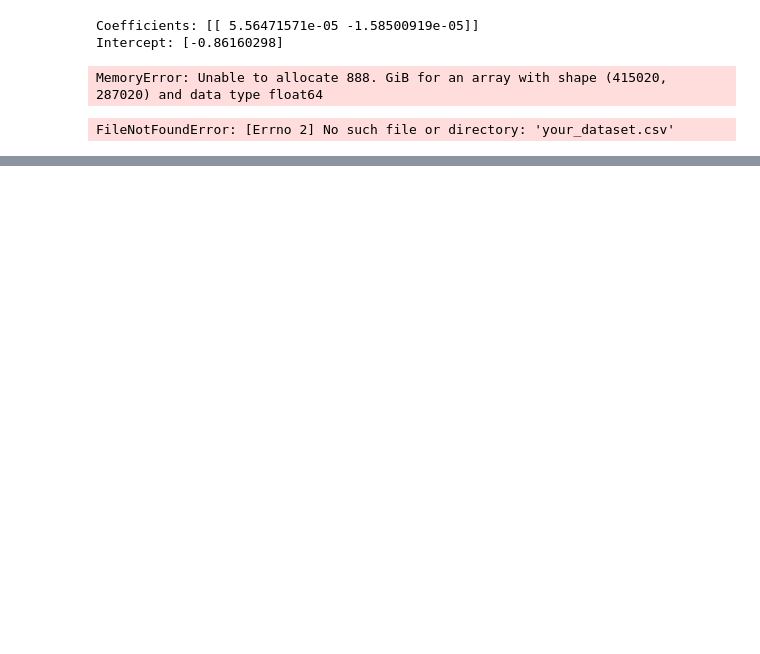
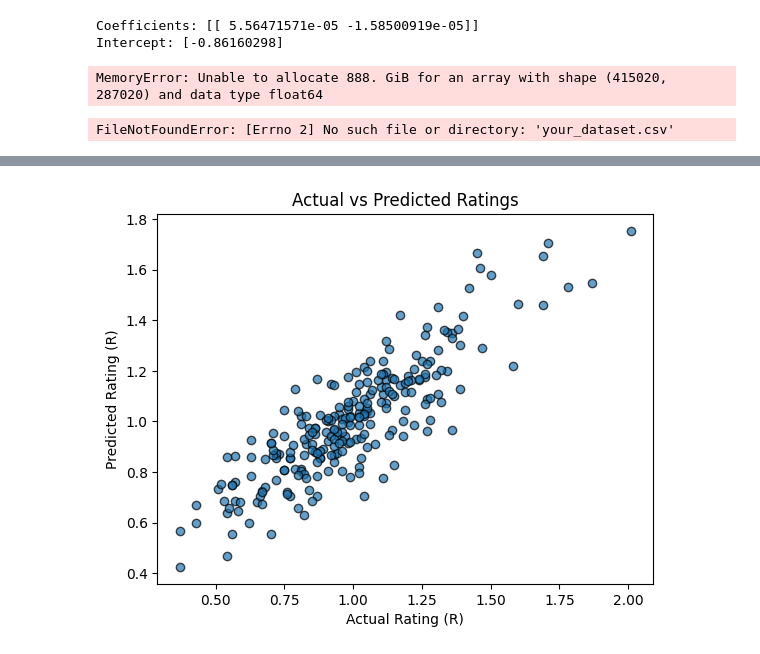
Before and after one commit to jeecoo/FinalProject_DataScience, a Jupyter notebook: mainFile.ipynb, the cells around one changed output, grey strips where cells are left out. Saved outputs shown, nothing was run; the diff lists cells and outputs as text; code cells hidden in the pictures; blank space fills up the shorter version.

Commit message:
added linear regression (fr)

```diff
--- a/mainFile.ipynb
+++ b/mainFile.ipynb
@@ -394,0 +354,80 @@ FileNotFoundError: [Errno 2] No such file or directory: 'your_dataset.csv'
+# %%
+from sklearn.linear_model import LinearRegression
+from sklearn.model_selection import train_test_split
+from sklearn.metrics import mean_squared_error, r2_score
+import pandas as pd
+import matplotlib.pyplot as plt
+
+# Function to convert percentage strings to float
+def convert_percentage_to_float(percentage_str):
+    if isinstance(percentage_str, str) and '%' in percentage_str:
+        return float(percentage_str.replace('%', '')) / 100
+    return float(percentage_str)
+
+# Load the dataset
+file_path = r'valorant_data/vct_2024/players_stats/players_stats.csv'  # Make sure this path points to the correct dataset
+data = pd.read_csv(file_path)
+
+# Filter data for the specific tournament
+data = data[data['Tournament'] == 'Valorant Champions 2024']
+
+# Apply the percentage conversion function to the relevant columns
+data['Clutch Success %'] = data['Clutch Success %'].apply(convert_percentage_to_float)
+
+# Select the relevant features and target variable
+features = ['Kills', 'Assists', 'Average Combat Score', 'Clutch Success %']
+target = 'Rating'
+
+# Drop rows with missing values in any of the features or target
+data_clean = data.dropna(subset=features + [target])
+
+# Prepare the feature matrix (X) and target vector (y)
+X = data_clean[features]
+y = data_clean[target]
+
+# Split the data into training and testing sets (80% training, 20% testing)
+X_train, X_test, y_train, y_test = train_test_split(X, y, test_size=0.2, random_state=42)
+
+# Initialize the Linear Regression model
+lin_reg = LinearRegression()
+
+# Train the model
+lin_reg.fit(X_train, y_train)
+
+# Make predictions on the test set
+y_pred = lin_reg.predict(X_test)
+
+# Evaluate the model
+mse = mean_squared_error(y_test, y_pred)
+r2 = r2_score(y_test, y_pred)
+
+print(f"Mean Squared Error: {mse}")
+print(f"R²: {r2}")
+
+# Visualize the actual vs predicted values
+plt.scatter(y_test, y_pred, alpha=0.7, edgecolors='k')
+plt.xlabel('Actual Rating (R)')
+plt.ylabel('Predicted Rating (R)')
+plt.title('Actual vs Predicted Ratings')
+plt.show()
+
+# List the top-rated players
+top_players = data_clean.sort_values(by='Rating', ascending=False).head(10)
+print("\nTop 10 Players by Rating:")
+print(top_players[['Player', 'Rating', 'Kills', 'Assists', 'Average Combat Score', 'Clutch Success %']])
+
+#average
+player_aggregated = data_clean.groupby('Player').agg({
+    'Rating': 'mean',
+    'Kills': 'mean',
+    'Assists': 'mean',
+    'Average Combat Score': 'mean',
+    'Clutch Success %': 'mean'
+}).reset_index()
+
+# Sort players by their average rating
+top_players = player_aggregated.sort_values(by='Rating', ascending=False).head(10)
+
+print("\nTop 10 Players by Average Rating:")
+print(top_players.round(2))
+# %% [output]
@@ -394,0 +436 @@ FileNotFoundError: [Errno 2] No such file or directory: 'your_dataset.csv'
+[figure, added]
```
Also changed, not shown: parts of 10 cells of this notebook.
